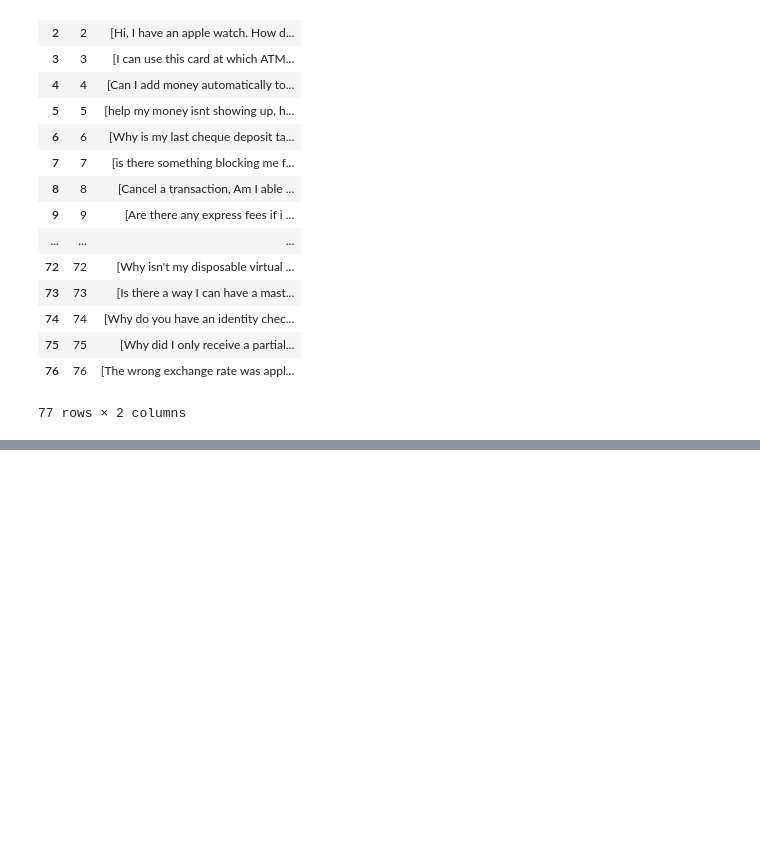
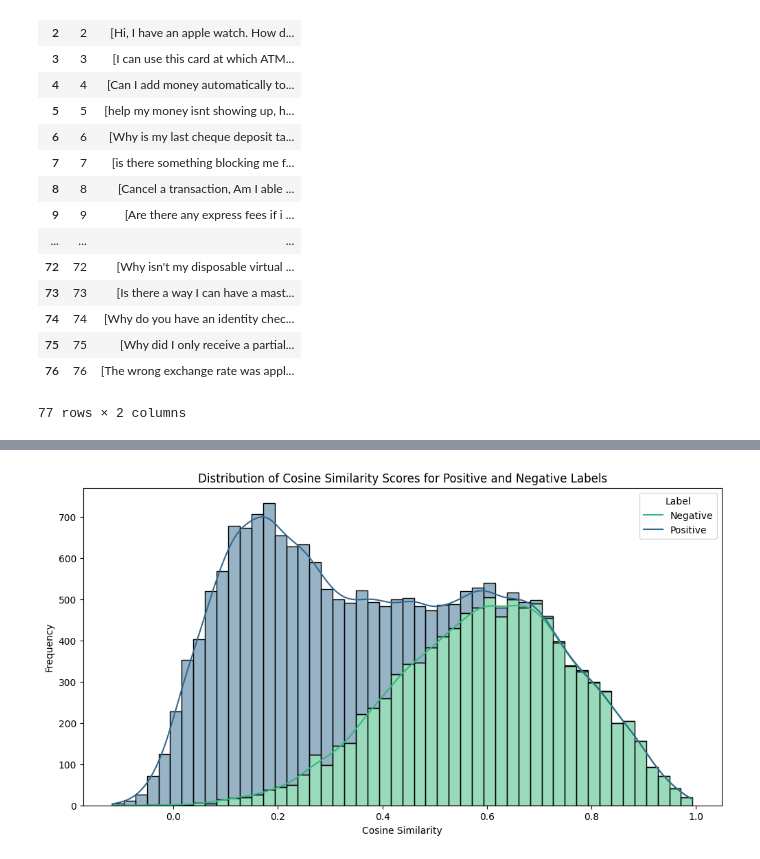
Before and after one commit to emirrtpl/adobe-dev-console, a Jupyter notebook: Untitled3.ipynb, the cells around one changed output, grey strips where cells are left out. Drawn from its saved outputs; the diff is of its cells as text; code cells hidden in the pictures; blank space fills up the shorter version.

```diff
--- a/Untitled3.ipynb
+++ b/Untitled3.ipynb
@@ -168,0 +265,20 @@ pd.DataFrame({'t':data['train']['text'], 'l':data['train']['label']})\
+# %%
+# Show the bad predictions
+
+tmp_df = pd.DataFrame({"s1":[x[0] for x in test_label_1] + [x[0] for x in test_label_0],
+              "s2":[x[1] for x in test_label_1] + [x[1] for x in test_label_0],
+              "lbl":[1]*len(test_label_1) + [0]*len(test_label_0),
+              "cos": cosine_scores})\
+.assign(delta = lambda x: np.abs(x.lbl - x.cos)).sort_values("delta", ascending=False)
+
+# getting correct incorrect match
+scores = []
+for x in range(10,90,1):
+    scores.append( ( x/100, tmp_df.assign(pred = lambda xx: xx.cos > x/100 )\
+          .assign(correct = lambda xxx: xxx.pred == xxx.lbl).correct.mean() ) )
+
+best_score = sorted(scores, key = lambda x: x[1], reverse = True)[0]
+print("Best accuracy of {} using threshold {}".format(best_score[1], best_score[0]))
+
+print("\nBad predictions - ")
+tmp_df.head(50)
@@ -168,0 +306,11 @@ pd.DataFrame({'t':data['train']['text'], 'l':data['train']['label']})\
+# %%
+# Pozitif ve Negatif Etiketli Çiftlerin Benzerlik Skorları Histogramı
+plt.figure(figsize=(12, 6))
+sns.histplot(tmp_df, x='cos', hue='lbl', bins=50, kde=True, multiple='stack', palette='viridis')
+plt.title('Distribution of Cosine Similarity Scores for Positive and Negative Labels')
+plt.xlabel('Cosine Similarity')
+plt.ylabel('Frequency')
+plt.legend(title='Label', labels=['Negative', 'Positive'])
+plt.show()
+# %% [output]
+[figure, added]
```
Also changed, not shown: parts of 12 cells of this notebook.
